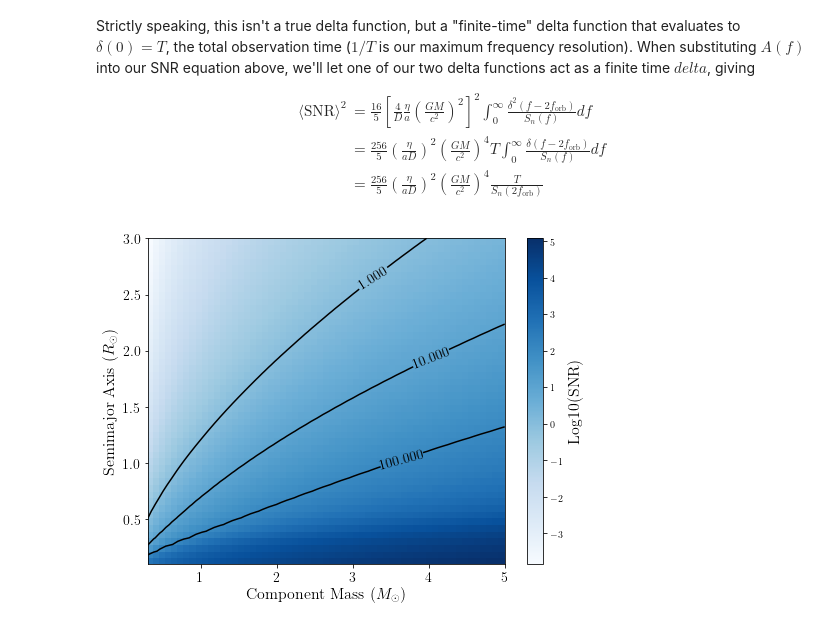
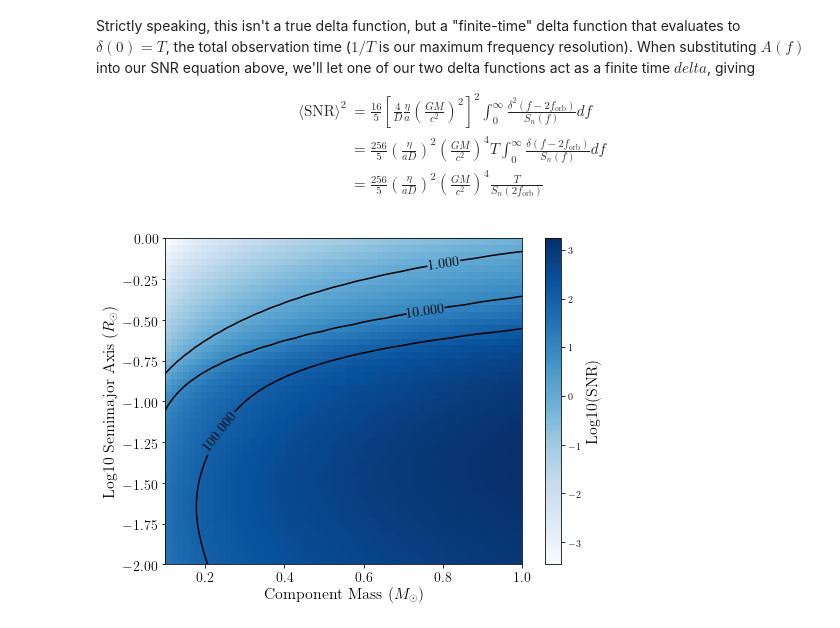
Before and after one commit to tcallister/LISA-and-CE-Evolution, a Jupyter notebook: SNR_grid.ipynb, the cells around one changed output. Saved outputs shown, nothing was run; the diff lists cells and outputs as text; code cells hidden in the pictures.

```diff
--- a/SNR_grid.ipynb
+++ b/SNR_grid.ipynb
@@ -36,15 +36,20 @@ def LISA_sensitivity(f):
     fk = 1.13e-3
     S_conf = A*np.power(f,-7./3.)*np.exp(-f**alpha+beta*f*np.sin(k*f))*(1.+np.tanh(gamma*(fk-f)))
 
+    S_n[f>=1.] = np.inf
+    S_conf[f>=1.] = np.inf
+
     return S_n + S_conf
 
 f = np.logspace(-5,0,1000)
 strain_sensitivity = LISA_sensitivity(f)
 
 fig,ax = plt.subplots(figsize=(8,6))
-ax.plot(f,strain_sensitivity)
+ax.plot(f,strain_sensitivity,lw=2)
+#ax.plot(f,confusion,lw=2)
 ax.set_xscale('log')
 ax.set_yscale('log')
+ax.set_ylim(1e-42,1e-30)
 ax.set_xlabel('Frequency (Hz)')
 ax.set_ylabel('PSD')
 # %% [output]
@@ -108,31 +132,31 @@ def h(a_orb,m_comp,dist):
 def SNR(a_orb,m_comp,dist):
 
     # Assume four year observation, equal mass
-    T = 3.*year
+    T = 1*year
     eta = 0.25
     M = 2.*m_comp*Msun
 
     # Get orbital frequency from Kepler and evaluate sensitivity curve
     f_orb = np.sqrt(G*M/(4.*np.pi**2.*(a_orb*Rsun)**3.))
-    Sn = LISA_sensitivity(2.*f_orb)
+    test,Sn = LISA_sensitivity(2.*f_orb)
 
     SNR2 = (256./5.)*np.power(eta/(a_orb*Rsun*dist*kpc),2.)*np.power(G*M/c**2.,4.)*T/Sn
     return np.sqrt(SNR2)
 # %%
-a_orbs = np.linspace(0.1,3,50)
-m_comp = np.linspace(0.3,5,60)
+a_orbs = np.linspace(-2.,0,50)
+m_comp = np.linspace(0.1,1,60)
 M_COMP,A_ORB = np.meshgrid(m_comp,a_orbs)
-rhos = SNR(A_ORB,M_COMP,1)
+rhos = SNR(10.**A_ORB,M_COMP,3)
 
 fig,ax = plt.subplots(figsize=(8,6))
 PS = ax.pcolormesh(m_comp,a_orbs,np.log10(rhos),cmap='Blues')
 CS = ax.contour(m_comp,a_orbs,rhos,levels=[1,10,100],colors='black')
 ax.clabel(CS, inline=1, fontsize=14)
 ax.set_xlabel(r'Component Mass ($M_\odot$)',fontsize=16)
-ax.set_ylabel(r'Semimajor Axis ($R_\odot$)',fontsize=16)
+ax.set_ylabel(r'Log10 Semimajor Axis ($R_\odot$)',fontsize=16)
 ax.tick_params(labelsize=14)
 cb = fig.colorbar(PS)
 cb.set_label(label="Log10(SNR)",fontsize=16)
 plt.savefig('./SNRs.pdf')
 # %% [output]
-[figure, old version]
+[figure, new version]
```
Also changed, not shown: parts of 6 cells of this notebook, 1 other file.
